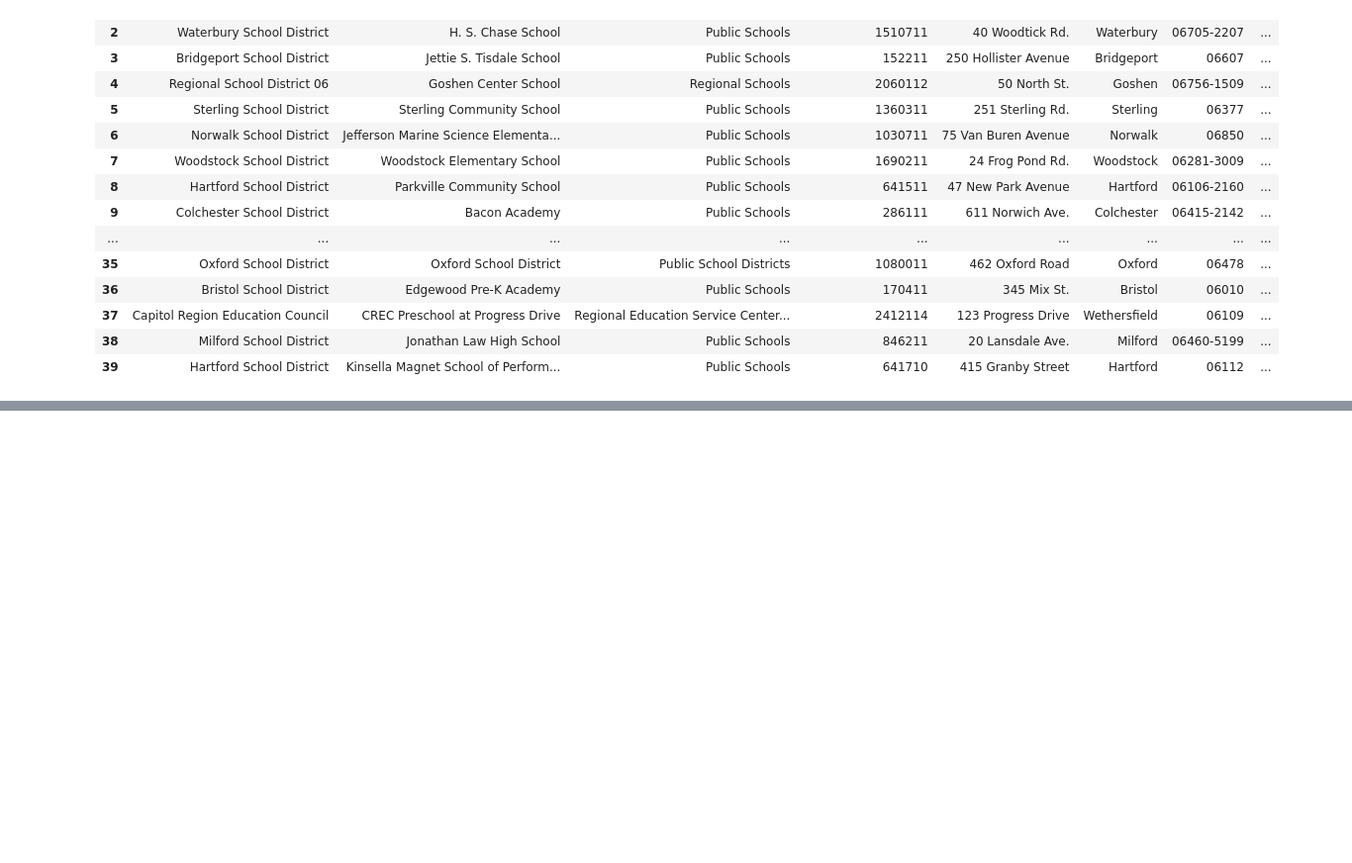
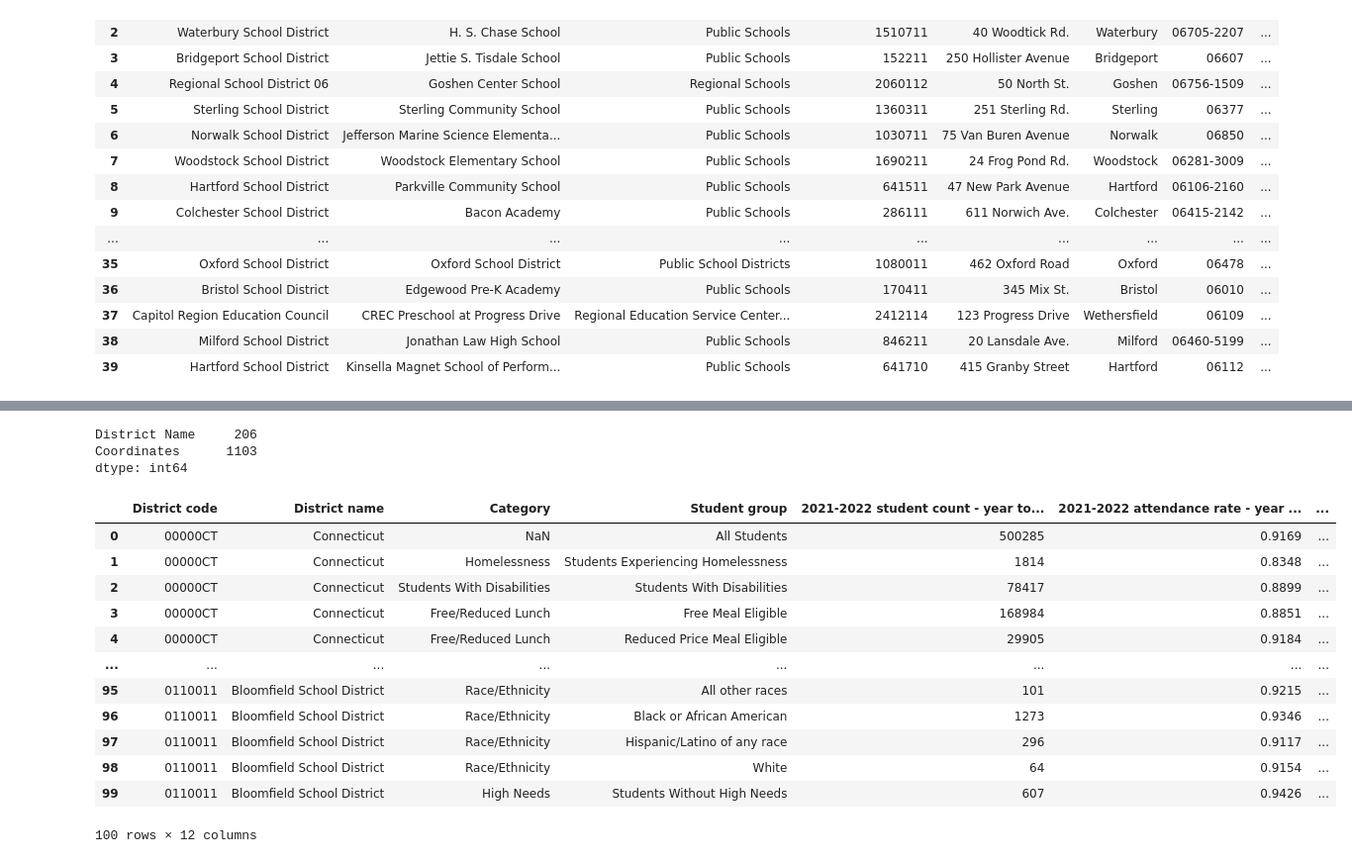
Before and after one commit to dmisiti/project_3_data_visualization, a Jupyter notebook: Untitled.ipynb, the cells around one changed output, grey strips where cells are left out. Shown at 99% size. Cells and saved outputs as stored; diff of their text form; code cells hidden in the pictures; blank space fills up the shorter version.

```diff
--- a/Untitled.ipynb
+++ b/Untitled.ipynb
@@ -84,0 +124,22 @@ education_cle_df.head(40)
+# %%
+District_name_df.nunique()
+# %% [output]
+District Name     206
+Coordinates      1103
+dtype: int64
+# %%
+attendance_df.head(100)
+# %% [output]
+|  | District code | District name | Category | Student group | 2021-2022 student count - year to... | 2021-2022 attendance rate - year ... | ... |
+| 0 | 00000CT | Connecticut | NaN | All Students | 500285 | 0.9169 | ... |
+| 1 | 00000CT | Connecticut | Homelessness | Students Experiencing Homelessness | 1814 | 0.8348 | ... |
+| 2 | 00000CT | Connecticut | Students With Disabilities | Students With Disabilities | 78417 | 0.8899 | ... |
+| 3 | 00000CT | Connecticut | Free/Reduced Lunch | Free Meal Eligible | 168984 | 0.8851 | ... |
+| 4 | 00000CT | Connecticut | Free/Reduced Lunch | Reduced Price Meal Eligible | 29905 | 0.9184 | ... |
+| ... | ... | ... | ... | ... | ... | ... | ... |
+| 95 | 0110011 | Bloomfield School District | Race/Ethnicity | All other races | 101 | 0.9215 | ... |
+| 96 | 0110011 | Bloomfield School District | Race/Ethnicity | Black or African American | 1273 | 0.9346 | ... |
+| 97 | 0110011 | Bloomfield School District | Race/Ethnicity | Hispanic/Latino of any race | 296 | 0.9117 | ... |
+| 98 | 0110011 | Bloomfield School District | Race/Ethnicity | White | 64 | 0.9154 | ... |
+| 99 | 0110011 | Bloomfield School District | High Needs | Students Without High Needs | 607 | 0.9426 | ... |
+100 rows × 12 columns
```
Also changed, not shown: parts of 4 cells of this notebook.
